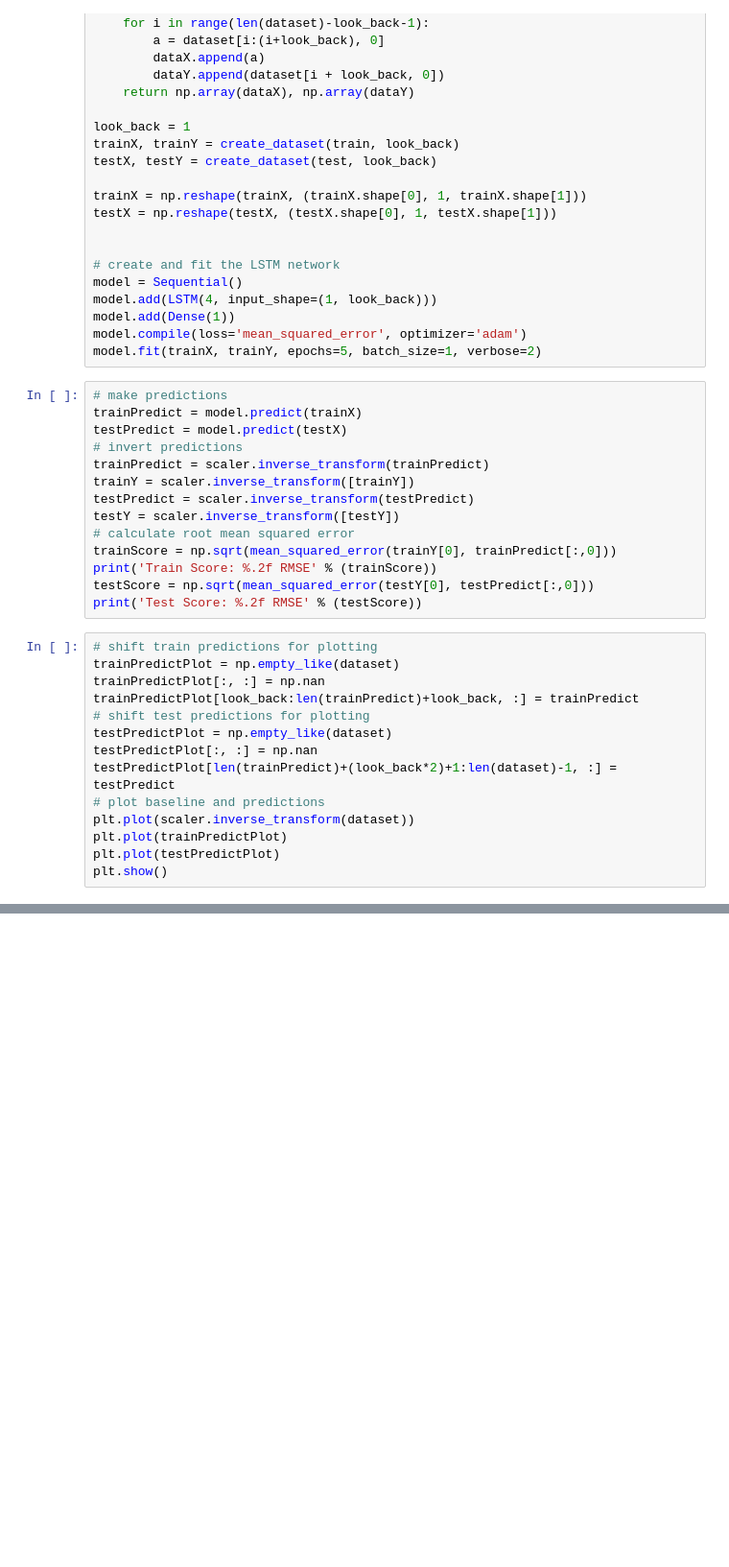
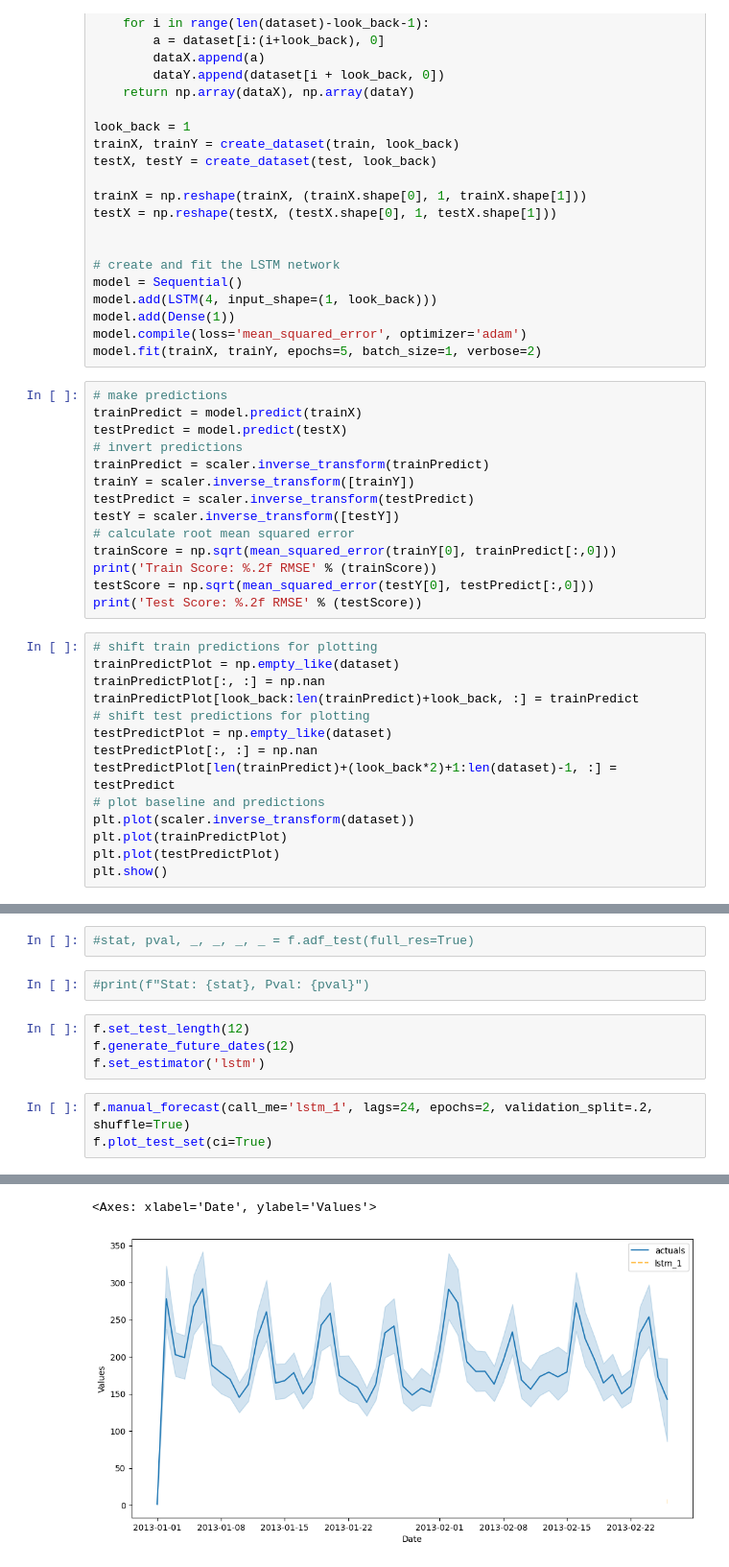
Before and after one commit to DylanDBurke26/CSE404-Group11, a Jupyter notebook: forecasting.ipynb, the cells around one changed output, grey strips where cells are left out. Shown: that part at 96% size. Cells and saved outputs as stored; diff of their text form; blank space fills up the shorter version.

```diff
--- a/forecasting.ipynb
+++ b/forecasting.ipynb
@@ -123,0 +132,12 @@ Forecaster(
+# %%
+#stat, pval, _, _, _, _ = f.adf_test(full_res=True)
+# %%
+#print(f"Stat: {stat}, Pval: {pval}")
+# %%
+f.set_test_length(12)
+f.generate_future_dates(12)
+f.set_estimator('lstm')
+# %%
+f.manual_forecast(call_me='lstm_1', lags=24, epochs=2, validation_split=.2, shuffle=True)
+f.plot_test_set(ci=True)
+# %% [output]
@@ -123,0 +155,2 @@ Forecaster(
+<Axes: xlabel='Date', ylabel='Values'>
+[figure, added]
```
Also changed, not shown: parts of 4 cells of this notebook.
